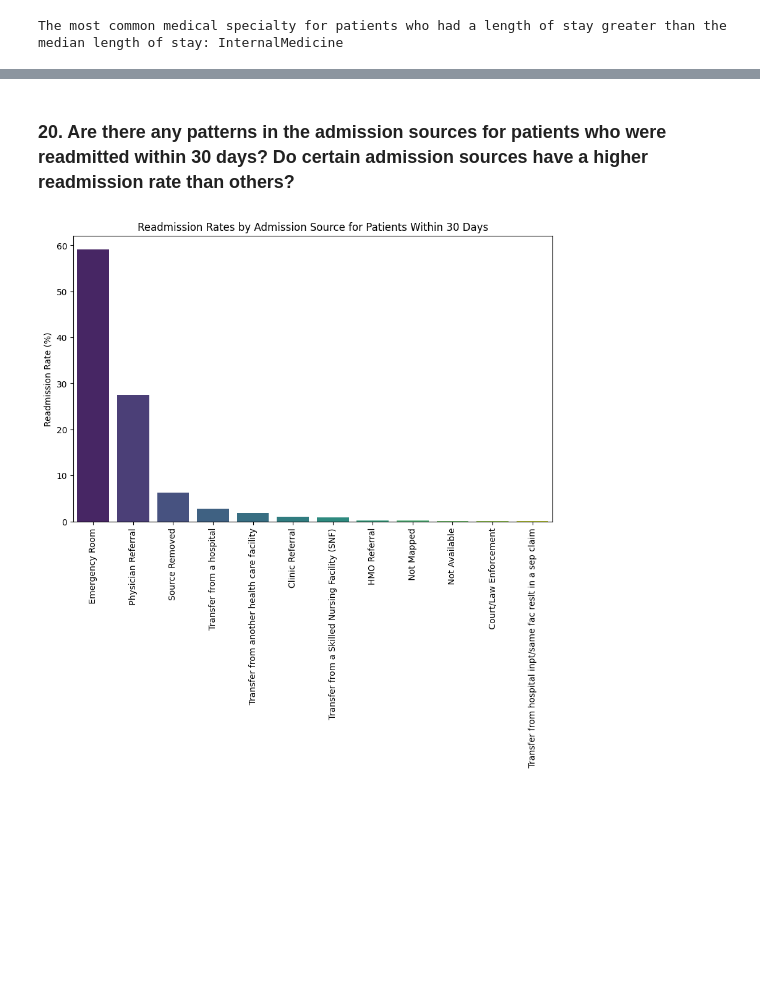
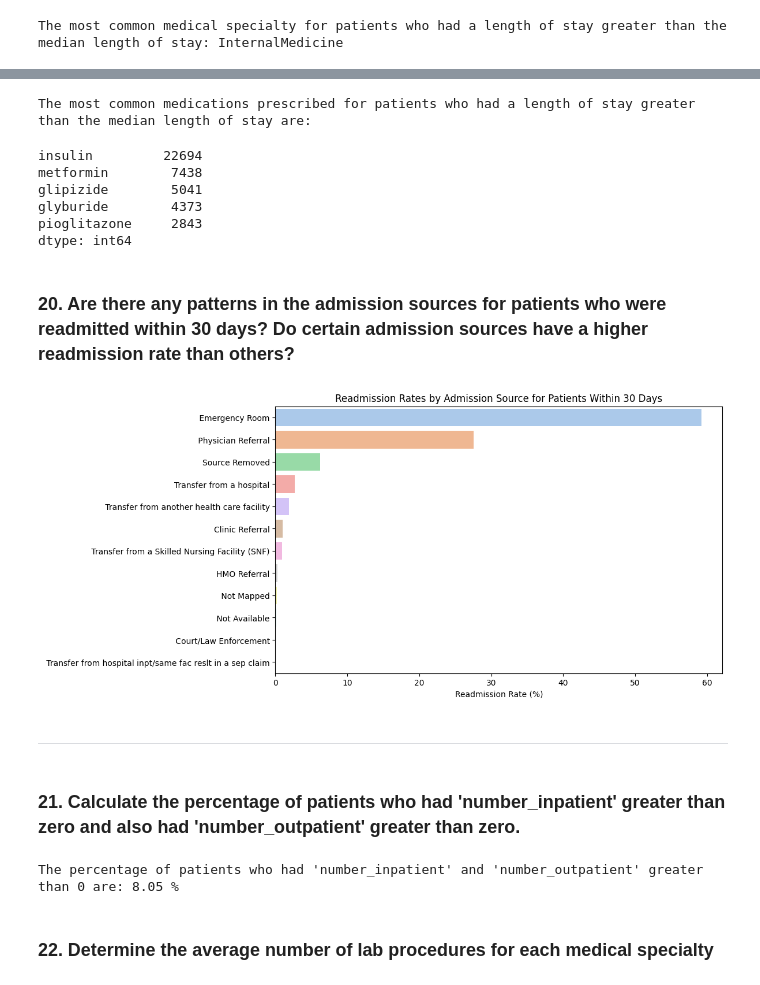
Before and after one commit to Thomas-George-T/Diabetic-Readmission-Exploration, a Jupyter notebook: Diabetic-Readmissions-Exploration.ipynb, the cells around one changed output, grey strips where cells are left out. Cells and saved outputs as stored; diff of their text form; code cells hidden in the pictures; blank space fills up the shorter version.

```diff
--- a/Diabetic-Readmissions-Exploration.ipynb
+++ b/Diabetic-Readmissions-Exploration.ipynb
@@ -155,9 +159,11 @@ ids_admission_source_id_mapping
 | 23 | 25 | Transfer from Ambulatory Surgery ... |
 | 24 | 26 | Transfer from Hospice |
 # %%
-ids_admission_source_id_mapping.rename(columns={'description':'admission_source_id_description'}, inplace=True)
+ids_admission_source_id_mapping.rename(
+    columns={'description': 'admission_source_id_description'}, inplace=True)
 # %%
-ids_admission_source_id_mapping['admission_source_id_description'].replace(np.NaN, "Source Removed", inplace=True)
+ids_admission_source_id_mapping['admission_source_id_description'].replace(
+    np.NaN, "Source Removed", inplace=True)
 # %%
 ids_admission_source_id_mapping
 # %% [output]
@@ -181,7 +187,8 @@ ids_admission_source_id_mapping
 # %% [markdown]
 <h3> Merging Dataframes to get Admission_source_id </h3>
 # %%
-data_df = pd.merge(data, ids_admission_source_id_mapping, how='left', on='admission_source_id')
+data_df = pd.merge(data, ids_admission_source_id_mapping,
+                   how='left', on='admission_source_id')
 # %%
 data_df.shape
 # %% [output]
@@ -439,7 +455,8 @@ bins
 [0, 26, 52, 81]
 # %%
 # Create the column and assign the labels to the bins
-data_df['medication_category'] =  pd.cut(x = data_df['num_medications'], bins = bins, labels= ['low', 'medium', 'high'])
+data_df['medication_category'] = pd.cut(
+    x=data_df['num_medications'], bins=bins, labels=['low', 'medium', 'high'])
 # %%
 data_df[['num_medications', 'medication_category']]
 # %% [output]
@@ -612,21 +648,37 @@ The most common medical specialty for patients who had a length of stay greater
+# %%
+print("The most common medications prescribed for patients who had a length of stay greater than the median length of stay are:")
+most_common_medications
+# %% [output]
+The most common medications prescribed for patients who had a length of stay greater than the median length of stay are:
+insulin         22694
+metformin        7438
+glipizide        5041
+glyburide        4373
+pioglitazone     2843
+dtype: int64
 # %% [markdown]
 <h3>20. Are there any patterns in the admission sources for patients who were readmitted within 30 days? Do certain admission sources have a higher readmission rate than others?
 </h3>
 # %%
 # Calculate the readmission rate for each admission source
-readmission_rates = readmitted_within_30_days['admission_source_id_description'].value_counts(normalize=True) * 100
+readmission_rates = readmitted_within_30_days['admission_source_id_description'].value_counts(
+    normalize=True) * 100
 
 # Sort the readmission rates in descending order to identify the highest rates
 sorted_readmission_rates = readmission_rates.sort_values(ascending=False)
 
 # Create a bar plot to visualize the readmission rates for each admission source
 plt.figure(figsize=(10, 6))
-sns.barplot(x=sorted_readmission_rates.index, y=sorted_readmission_rates.values, palette='viridis')
+sns.barplot(y=sorted_readmission_rates.index,
+            x=sorted_readmission_rates.values, palette='pastel')
 
 # Adding labels and title
-plt.xlabel('')
-plt.ylabel('Readmission Rate (%)')
-plt.title('Readmission Rates by Admission Source for Patients Within 30 Days')
-plt.xticks(rotation=90);
+plt.ylabel('')
+plt.xlabel('Readmission Rate (%)')
+plt.title('Readmission Rates by Admission Source for Patients Within 30 Days');
 # %% [output]
-[figure, old version]
+[figure, new version]
+# %% [markdown]
+<hr>
+# %% [markdown]
+<h3> 21. Calculate the percentage of patients who had 'number_inpatient' greater than zero and also had 'number_outpatient' greater than zero.</h3>
@@ -632,0 +688,7 @@ plt.xticks(rotation=90);
+# %%
+print(
+    f"The percentage of patients who had 'number_inpatient' and 'number_outpatient' greater than 0 are: {(inpatient_outpatient_df.shape[0] / data_df.shape[0]) * 100:.2f} %")
+# %% [output]
+The percentage of patients who had 'number_inpatient' and 'number_outpatient' greater than 0 are: 8.05 %
+# %% [markdown]
+<h3>22. Determine the average number of lab procedures for each medical specialty</h3>
```
Also changed, not shown: parts of 40 cells of this notebook, 2 other files.
